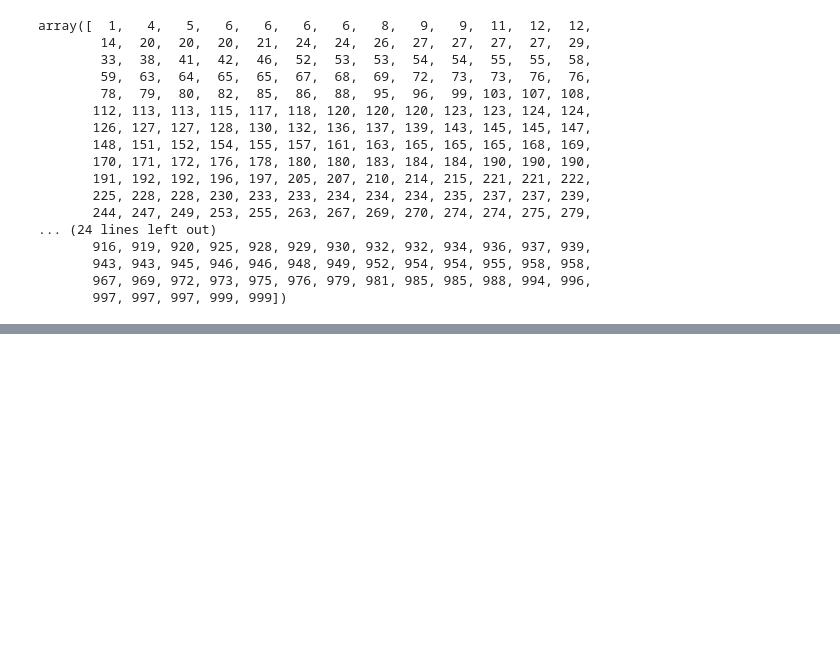
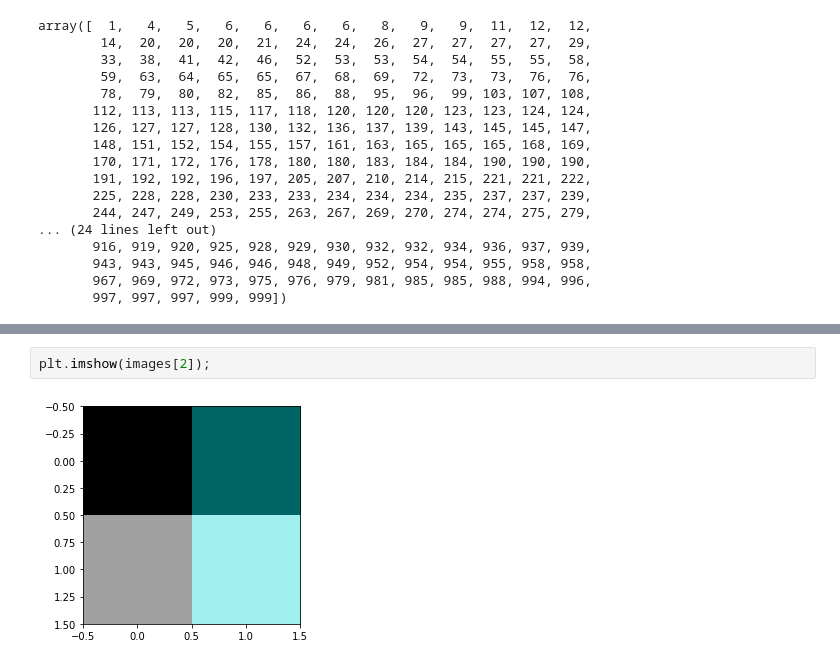
Before and after one commit to gregorylull/satellite-image-classification, a Jupyter notebook: scratch.ipynb, the cells around one changed output, grey strips where cells are left out. Drawn from its saved outputs; the diff is of its cells as text; blank space fills up the shorter version.

```diff
--- a/scratch.ipynb
+++ b/scratch.ipynb
@@ -223,0 +331,4 @@ array([  1,   4,   5,   6,   6,   6,   6,   8,   9,   9,  11,  12,  12,
+# %%
+plt.imshow(images[2]);
+# %% [output]
+[figure, added]
```
Also changed, not shown: parts of 29 cells of this notebook, 3 other files.
